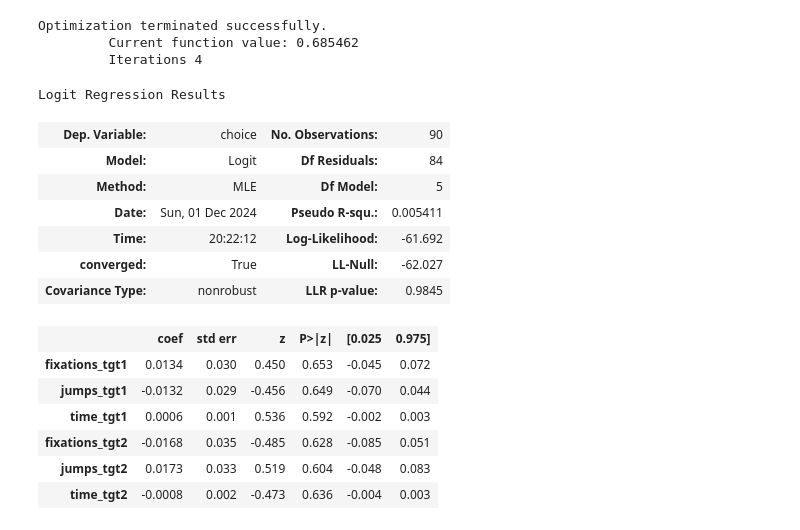
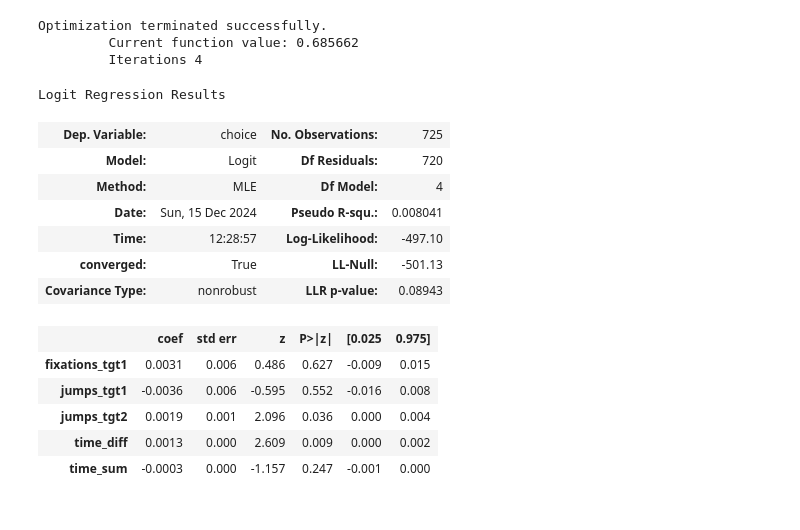
Before and after one commit to lack-of-purpose/et-mt-evaluation-project, a Jupyter notebook: process_gaze/analysis/model/model.ipynb, the cells around one changed output. Cells and saved outputs as stored; diff of their text form; code cells hidden in the pictures.

```diff
--- a/process_gaze/analysis/model/model.ipynb
+++ b/process_gaze/analysis/model/model.ipynb
@@ -1,28 +1,48 @@
-# %%
-import statsmodels.api as sm
-import pandas as pd
-full_data = pd.read_csv('data-participant1.csv')
-target = full_data.loc[:,'choice']
-train_sm = full_data.drop(columns=['choice'], axis=1)
-train_sm.head()
-model = sm.Logit(target, train_sm).fit(maxiter=100)
-model.summary()
-# %% [output]
-Optimization terminated successfully.
-         Current function value: 0.685462
-         Iterations 4
-Logit Regression Results
-| Dep. Variable: | choice | No. Observations: | 90 |
-| Model: | Logit | Df Residuals: | 84 |
-| Method: | MLE | Df Model: | 5 |
-| Date: | Sun, 01 Dec 2024 | Pseudo R-squ.: | 0.005411 |
-| Time: | 20:22:12 | Log-Likelihood: | -61.692 |
-| converged: | True | LL-Null: | -62.027 |
-| Covariance Type: | nonrobust | LLR p-value: | 0.9845 |
-|  | coef | std err | z | P>|z| | [0.025 | 0.975] |
-| fixations_tgt1 | 0.0134 | 0.030 | 0.450 | 0.653 | -0.045 | 0.072 |
-| jumps_tgt1 | -0.0132 | 0.029 | -0.456 | 0.649 | -0.070 | 0.044 |
-| time_tgt1 | 0.0006 | 0.001 | 0.536 | 0.592 | -0.002 | 0.003 |
-| fixations_tgt2 | -0.0168 | 0.035 | -0.485 | 0.628 | -0.085 | 0.051 |
-| jumps_tgt2 | 0.0173 | 0.033 | 0.519 | 0.604 | -0.048 | 0.083 |
-| time_tgt2 | -0.0008 | 0.002 | -0.473 | 0.636 | -0.004 | 0.003 |
+# %%
+import statsmodels.api as sm
+import pandas as pd
+part1 = pd.read_csv('all-data-participant1.csv')
+part2 = pd.read_csv('all-data-participant2.csv')
+part3 = pd.read_csv('all-data-participant3.csv')
+part4 = pd.read_csv('all-data-participant4.csv')
+part5 = pd.read_csv('all-data-participant5.csv')
+part6 = pd.read_csv('all-data-participant6.csv')
+part7 = pd.read_csv('all-data-participant7.csv')
+part8 = pd.read_csv('all-data-participant8.csv')
+full_data = pd.concat([part1, part2,part3, part4, part5, part6, part7, part8], ignore_index=True)
+full_data.dropna(inplace=True)
+full_data['time_diff'] = full_data['time_tgt1'] - full_data['time_tgt2']
+full_data['time_sum'] = full_data['time_tgt1'] + full_data['time_tgt2']
+subset = full_data[['fixations_tgt1', 'jumps_tgt1', 'jumps_tgt2', 'time_diff', 'time_sum', 'choice']]
+#full_data.drop(columns=['fixations_tgt2', 'time_tgt1', 'time_tgt2'], inplace=True)
+target = subset.loc[:,'choice']
+train_sm = subset.drop(columns=['choice'], axis=1)
+train_sm.head()
+#model = sm.OLS(target, train_sm).fit()
+model_reduced = sm.Logit(target, train_sm).fit(maxiter=100)#, regularization='L2')
+model_reduced.summary()
+
+# absence - fix1 - no change
+# absence - fix2 - jump2 significant
+# absence - jump1 - no change
+# absence - jump2 - fix2 significant
+# absence - time -  no significant
+# absence - fix and jumps - time_diff signif
+# %% [output]
+Optimization terminated successfully.
+         Current function value: 0.685662
+         Iterations 4
+Logit Regression Results
+| Dep. Variable: | choice | No. Observations: | 725 |
+| Model: | Logit | Df Residuals: | 720 |
+| Method: | MLE | Df Model: | 4 |
+| Date: | Sun, 15 Dec 2024 | Pseudo R-squ.: | 0.008041 |
+| Time: | 12:28:57 | Log-Likelihood: | -497.10 |
+| converged: | True | LL-Null: | -501.13 |
+| Covariance Type: | nonrobust | LLR p-value: | 0.08943 |
+|  | coef | std err | z | P>|z| | [0.025 | 0.975] |
+| fixations_tgt1 | 0.0031 | 0.006 | 0.486 | 0.627 | -0.009 | 0.015 |
+| jumps_tgt1 | -0.0036 | 0.006 | -0.595 | 0.552 | -0.016 | 0.008 |
+| jumps_tgt2 | 0.0019 | 0.001 | 2.096 | 0.036 | 0.000 | 0.004 |
+| time_diff | 0.0013 | 0.000 | 2.609 | 0.009 | 0.000 | 0.002 |
+| time_sum | -0.0003 | 0.000 | -1.157 | 0.247 | -0.001 | 0.000 |
```
Also changed, not shown: parts of 14 cells of this notebook, 10 other files.
